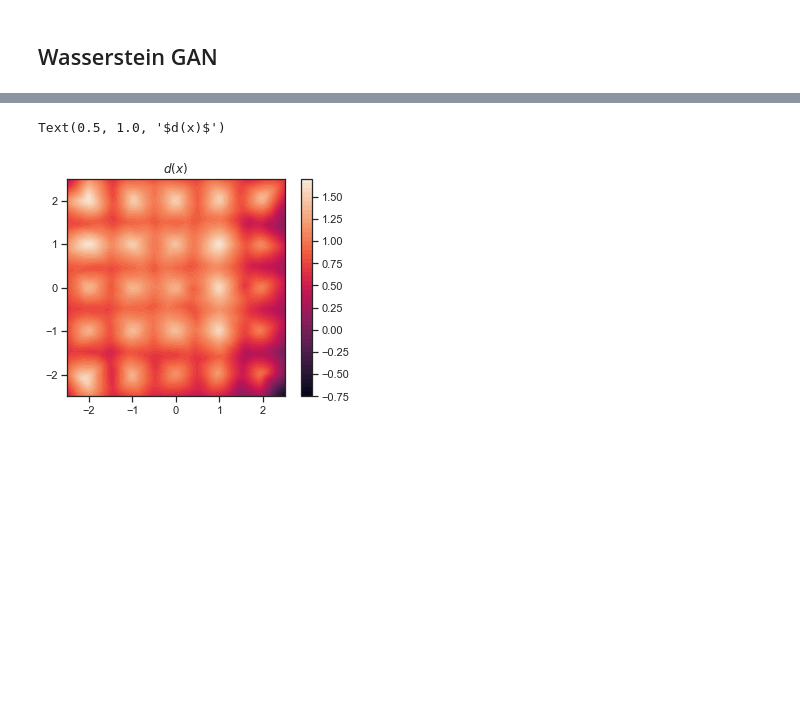
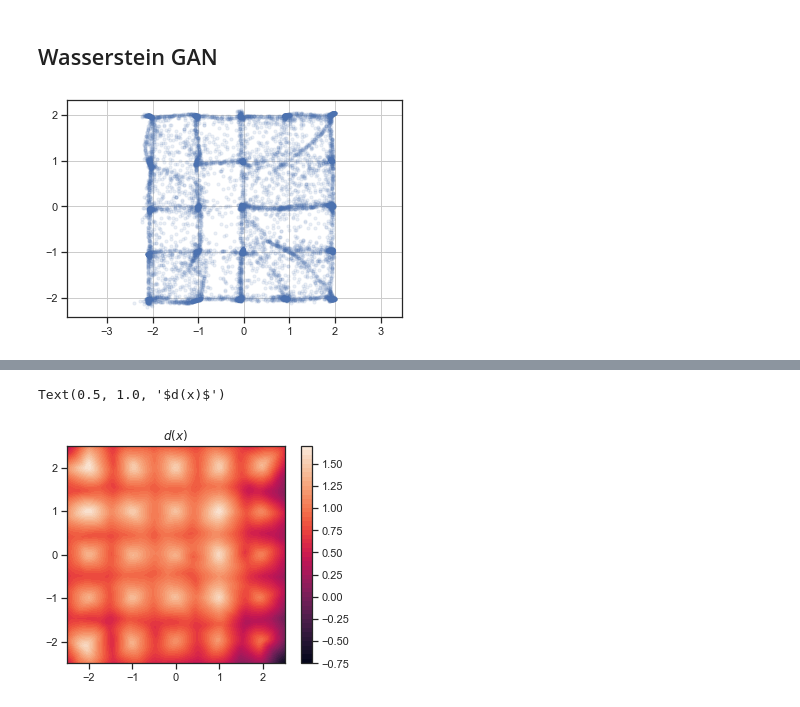
Before and after one commit to sverdoot/maxent-gan, a Jupyter notebook: notebooks/gaussiand_grid.ipynb, the cells around one changed output, grey strips where cells are left out. Cells and saved outputs as stored; diff of their text form; code cells hidden in the pictures; blank space fills up the shorter version.

```diff
--- a/notebooks/gaussiand_grid.ipynb
+++ b/notebooks/gaussiand_grid.ipynb
@@ -28,6 +39,8 @@ tensor([-0.9799,  0.0656])
 # %%
-xs = np.load(Path('../log/dumb_feature_DiscriminatorTarget/mlp_wass_0.01/images/0.npy'))
+xs = np.load(Path(f'../log/dumb_feature_DiscriminatorTarget/mlp_wass_{step_size}/images/0.npy'))
 
-plt.scatter(xs[:, 0], xs[:, 1], alpha=0.1, s=20)
+plt.scatter(xs[:, 0], xs[:, 1], alpha=0.1, s=10)
 plt.axis('equal')
 plt.grid()
+# %% [output]
+[figure, added]
```
Also changed, not shown: parts of 27 cells of this notebook, 29 other files.
